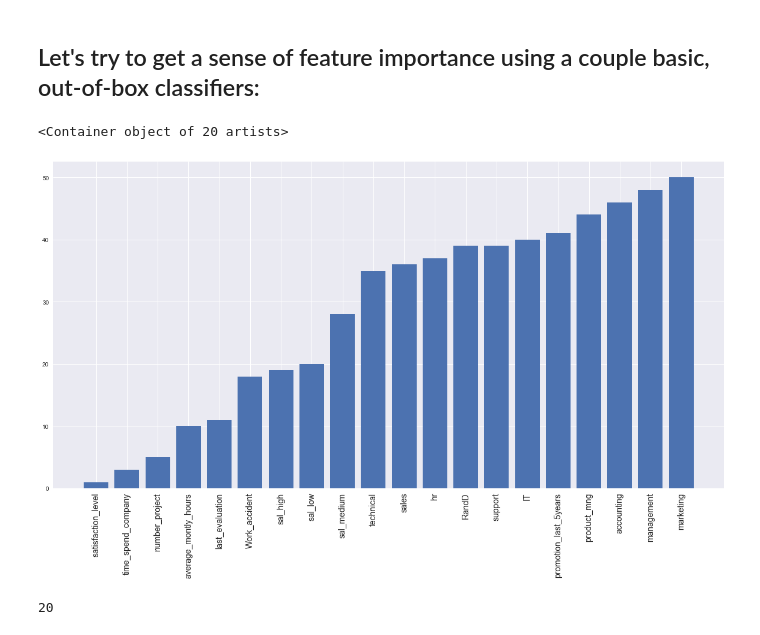
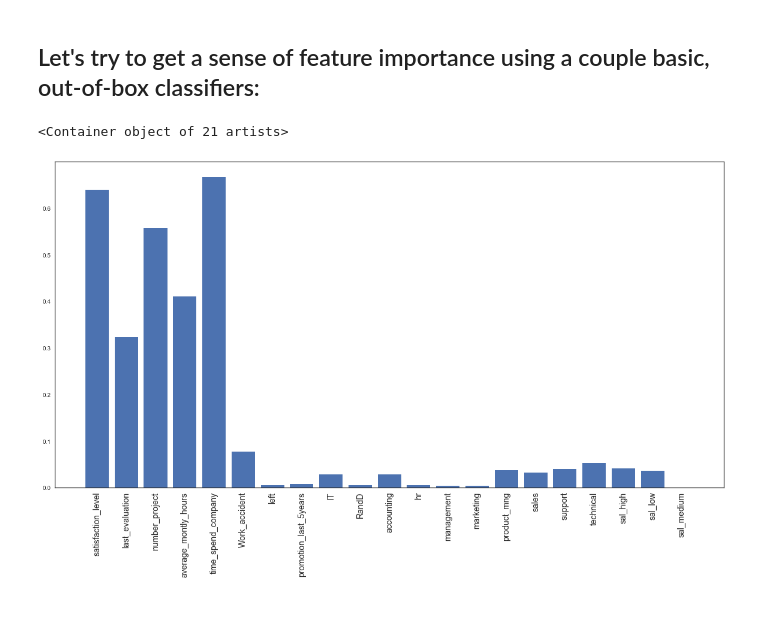
Before and after one commit to tilla232/employee_churn_case_study, a Jupyter notebook: src/eda.ipynb, the cells around one changed output. Drawn from its saved outputs; the diff is of its cells as text; code cells hidden in the pictures.

```diff
--- a/src/eda.ipynb
+++ b/src/eda.ipynb
@@ -107,9 +110,10 @@ from imblearn.over_sampling import SMOTE # This class from imbalanced-learning,
 # %%
-# Defining our target y, the 'left' column, and our feature space X.  Then we create train/test sets, and finally we
+# Defining our target y, the 'left' column, and our feature space X.  Then we create train/test sets, and finally, we
 # fix our class imbalance problem with SMOTE resampling.
+copy = fs.copy()
 
-y = fs.pop('left')
-X = fs
+y = copy.pop('left')
+X = copy
 
 X_train, X_test, y_train, y_test = train_test_split(X,y,random_state=23)
 X_train, y_train = SMOTE().fit_sample(X_train,y_train)
@@ -122,28 +126,25 @@ model_boost = AdaBoostClassifier()
 
 models = [model_forest,model_extra,model_boost]
 # %%
-# This assigns a sort of "importance score" to each feature score by iteratively adding
+# Here we create features_dict, a dictionary containing our features as keys, and populate it with each feature's
+# corresponding, cumulative feature importance from of the three models - once the dictionary is filled, we plot the
+# results on a simple bar graph.
 
 features_dict = {x:0 for x in fs.columns}
 
 def get_feature_importances(model):
     model.fit(X_train,y_train)
-    importances = np.argsort(model.feature_importances_)[::-1]
-    for imp,idx in enumerate(importances):
+    for idx,imp in enumerate(model.feature_importances_):
         features_dict[fs.columns[idx]] += imp
+
 for model in models:
     get_feature_importances(model)
 
 x_axis = range(0,len(fs.columns))
-features_dict = dict(sorted(features_dict.items(),key=lambda x: x[1]))
 
 plt.figure(figsize=(20,10))
 plt.xticks(x_axis,features_dict.keys(), rotation='vertical',fontsize=14)
 plt.bar(x_axis,features_dict.values())
 # %% [output]
-<Container object of 20 artists>
+<Container object of 21 artists>
-[figure, old version]
+[figure, new version]
-# %%
-len(features_dict.values())
-# %% [output]
-20
```
Also changed, not shown: parts of 11 cells of this notebook.
